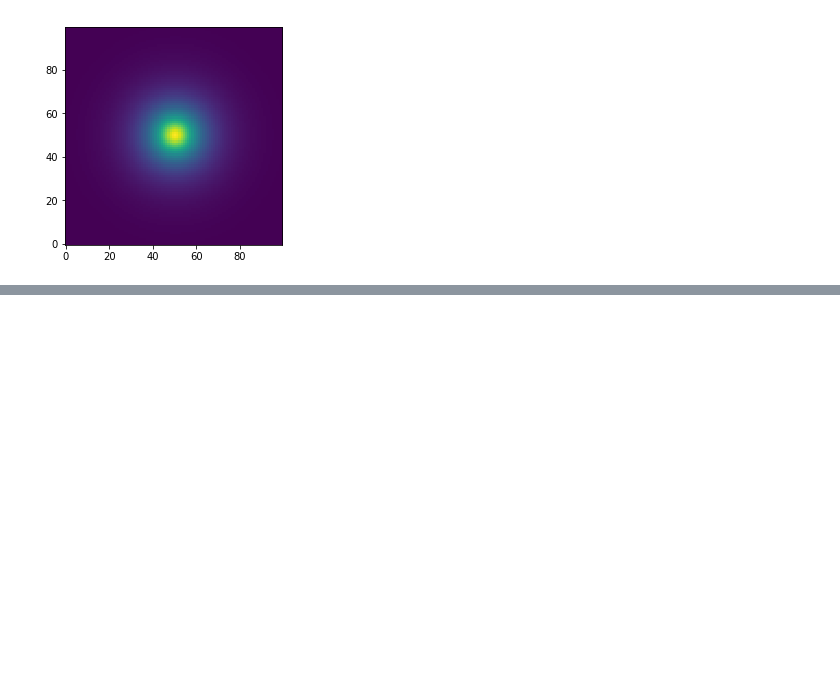
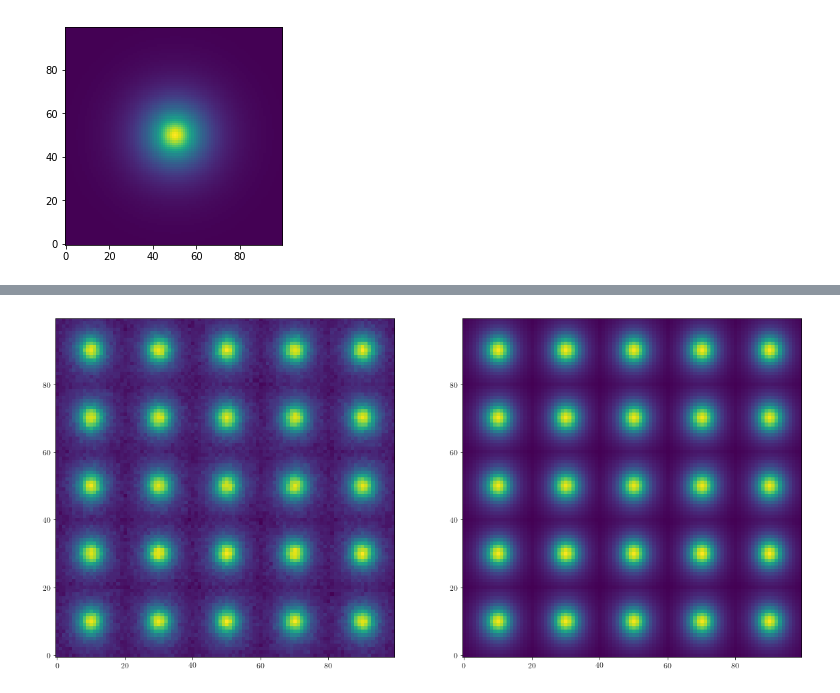
Before and after one commit to dstndstn/TheTractor, a Jupyter notebook: code/sersic-derivs.ipynb, the cells around one changed output, grey strips where cells are left out. Cells and saved outputs as stored; diff of their text form; code cells hidden in the pictures; blank space fills up the shorter version.

```diff
--- a/code/sersic-derivs.ipynb
+++ b/code/sersic-derivs.ipynb
@@ -256,7 +270,7 @@ for i,si in enumerate(sersics):
 
     imgrow = []
     modrow = []
-    for j in range(9):
+    for j in range(5):
         noisy_image = flux * gs_image + np.random.normal(size=(H,W), scale=noise_sigma)
         imgrow.append(noisy_image)
 
@@ -392,0 +474,14 @@ pwd
+# %%
+allims = np.vstack([np.hstack([img[40:60,40:60] for img in row]) for row in allimages])
+allmods = np.vstack([np.hstack([img[40:60,40:60] for img in row]) for row in allmodels])
+plt.figure(num=1, figsize=(20,10))
+plt.subplot(1,2,1)
+ima = dict(interpolation='nearest', origin='lower')
+plt.imshow(allims, **ima)
+#plt.show()
+#plt.figure(num=1, figsize=(10,10))
+plt.subplot(1,2,2)
+plt.imshow(allmods, **ima)
+plt.show()
+# %% [output]
+[figure, added]
```
Also changed, not shown: parts of 10 cells of this notebook, 1 other file.
